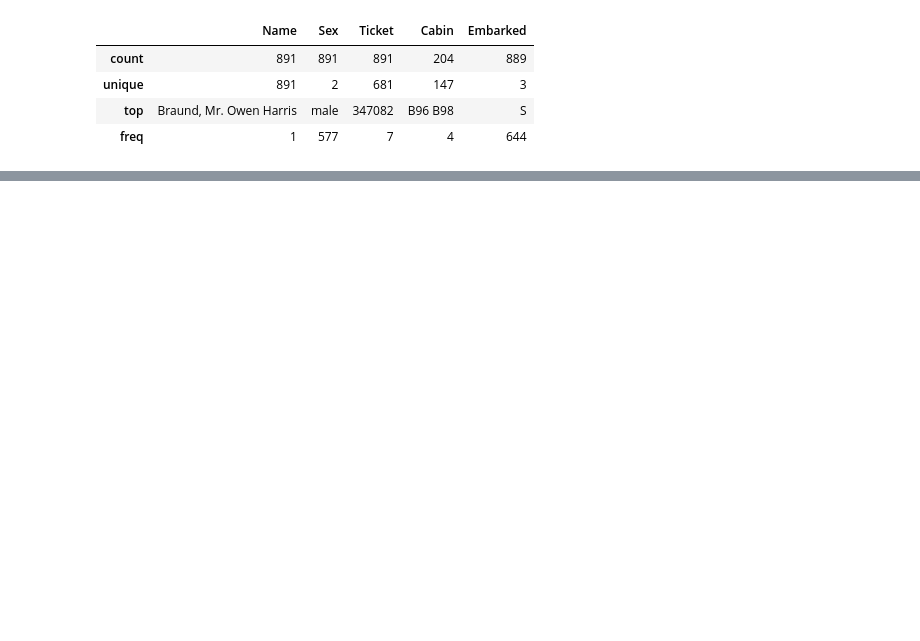
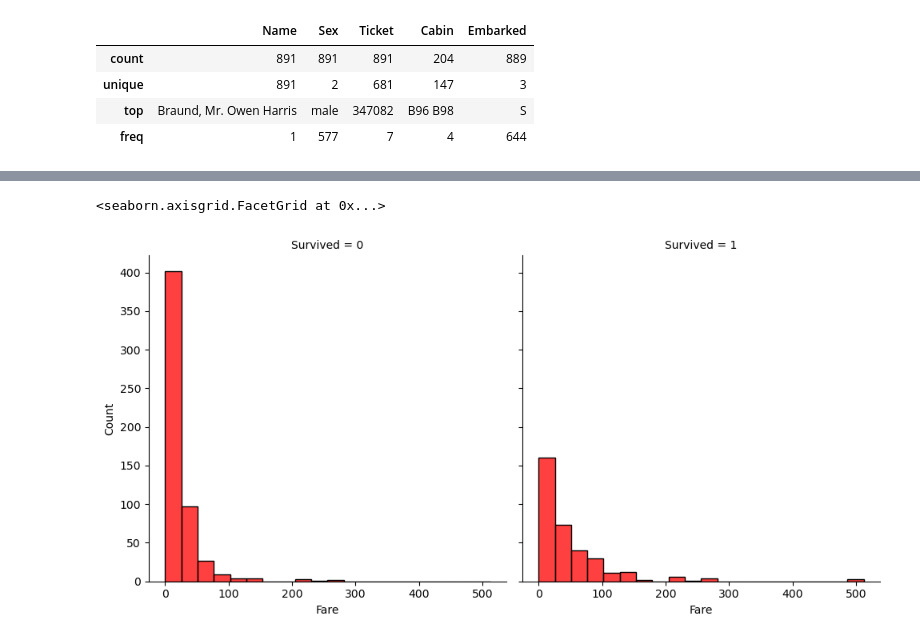
Before and after one commit to Brtsz8/titanic-machine-learning, a Jupyter notebook: titanic.ipynb, the cells around one changed output, grey strips where cells are left out. Cells and saved outputs as stored; diff of their text form; code cells hidden in the pictures; blank space fills up the shorter version.

```diff
--- a/titanic.ipynb
+++ b/titanic.ipynb
@@ -94,0 +122,5 @@ sns.heatmap(data_train.select_dtypes(include=["number"]).corr(),annot=True, cmap
+# %%
+sns.displot(data_train, x='Fare', col='Survived', binwidth=25, color="red")
+# %% [output]
+<seaborn.axisgrid.FacetGrid at 0x...>
+[figure, added]
```
Also changed, not shown: parts of 12 cells of this notebook.
